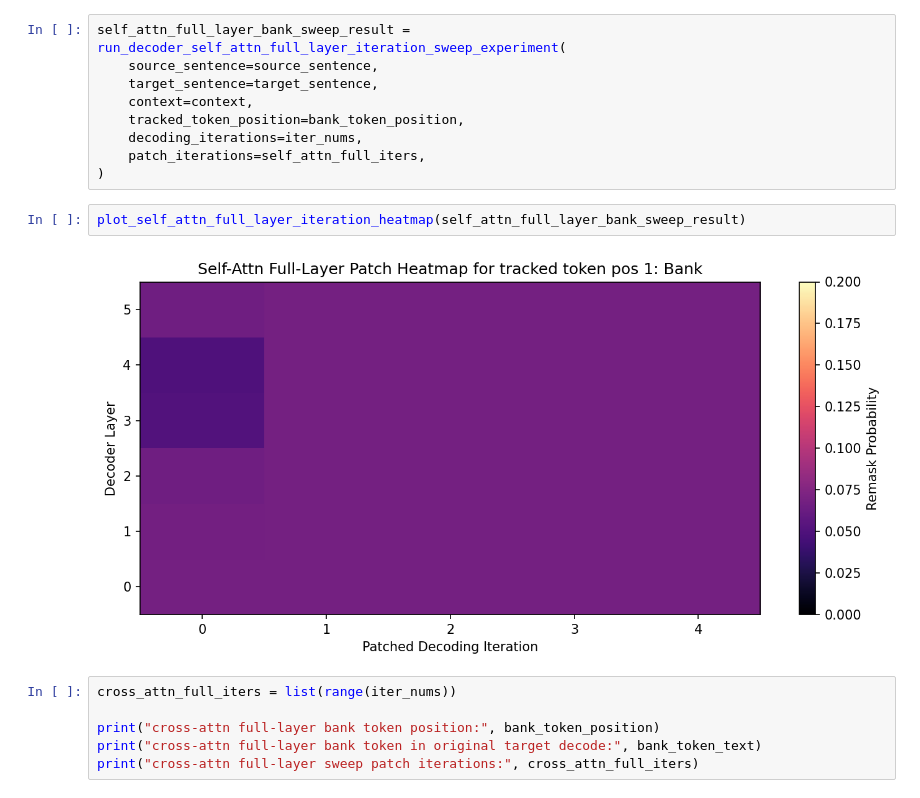
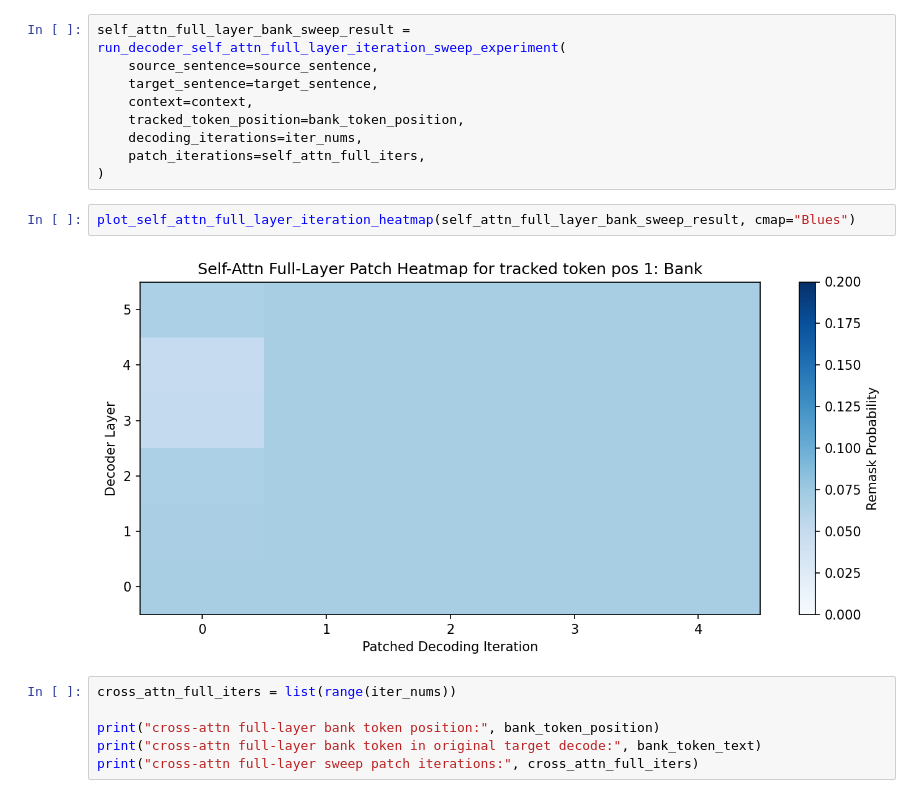
Before and after one commit to MD-BH/MLLM-Final, a Jupyter notebook: Mask-Predict/demo.ipynb, the cells around one changed output. Drawn from its saved outputs; the diff is of its cells as text.

```diff
--- a/Mask-Predict/demo.ipynb
+++ b/Mask-Predict/demo.ipynb
@@ -453,9 +453,9 @@ self_attn_full_layer_bank_sweep_result = run_decoder_self_attn_full_layer_iterat
     patch_iterations=self_attn_full_iters,
 )
 # %%
-plot_self_attn_full_layer_iteration_heatmap(self_attn_full_layer_bank_sweep_result)
+plot_self_attn_full_layer_iteration_heatmap(self_attn_full_layer_bank_sweep_result, cmap="Blues")
 # %% [output]
-[figure, old version]
+[figure, new version]
 # %%
 cross_attn_full_iters = list(range(iter_nums))
 
```
Also changed, not shown: parts of 13 cells of this notebook, 2 other files.
